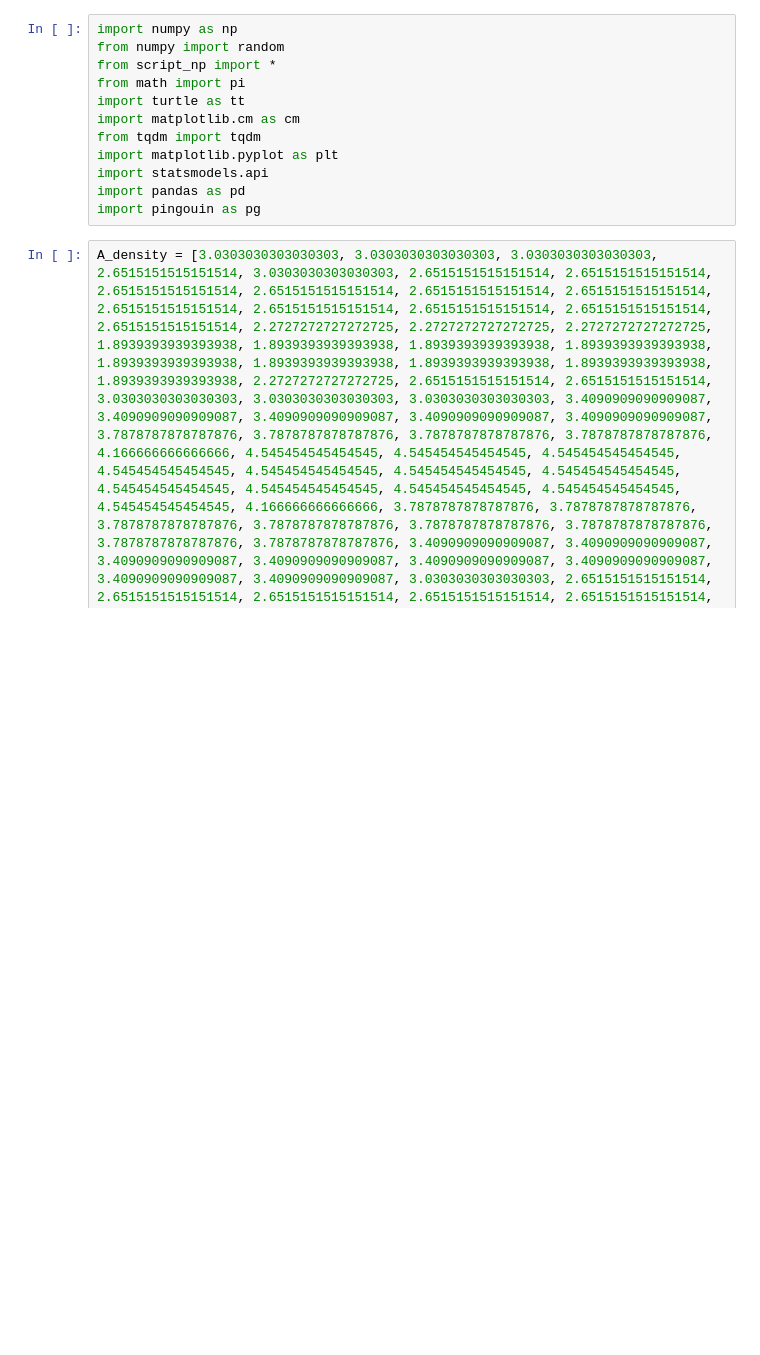
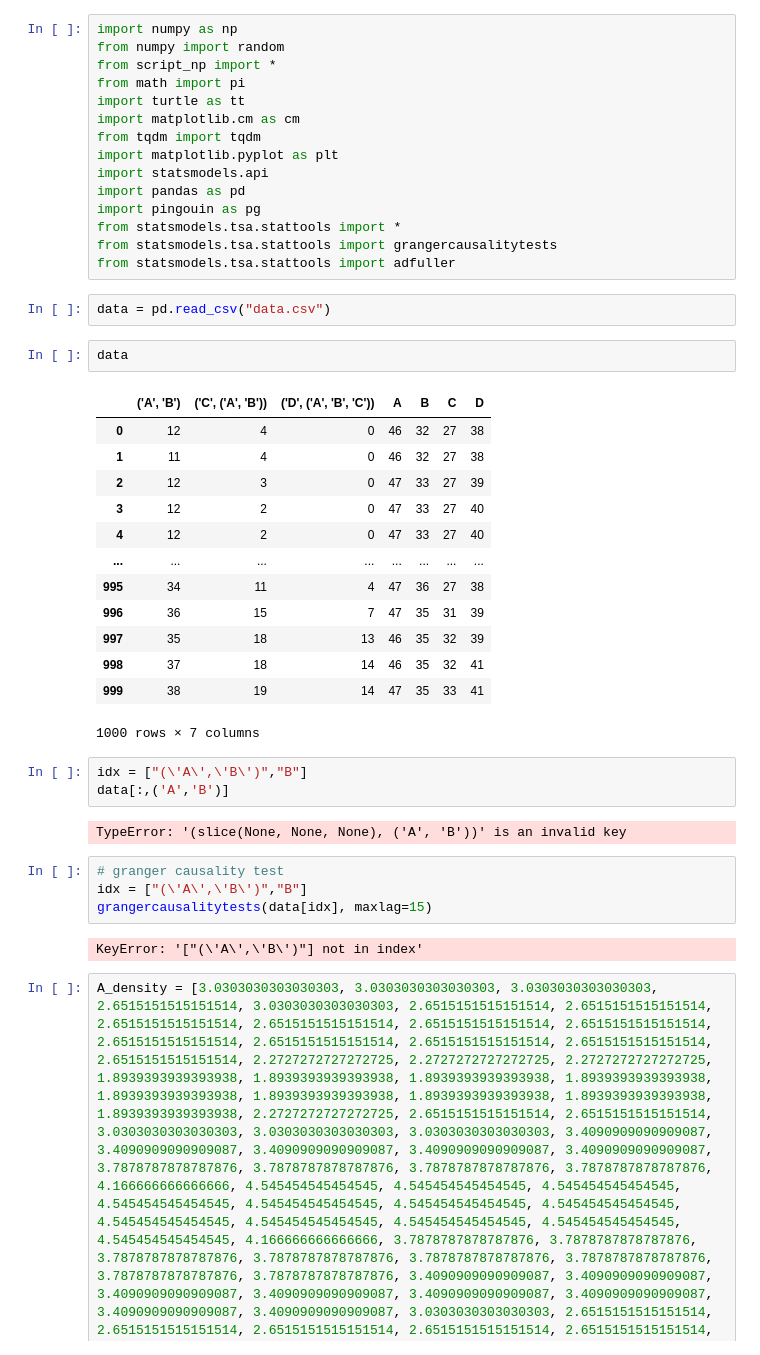
Before and after one commit to SU-Hongs/UROP_mining, a Jupyter notebook: UROP_data_main.ipynb, the cells around one changed output. Saved outputs shown, nothing was run; the diff lists cells and outputs as text; blank space fills up the shorter version.

```diff
--- a/UROP_data_main.ipynb
+++ b/UROP_data_main.ipynb
@@ -10,4 +10,36 @@ import matplotlib.pyplot as plt
 import statsmodels.api
 import pandas as pd
 import pingouin as pg
+from statsmodels.tsa.stattools import *
+from statsmodels.tsa.stattools import grangercausalitytests
+from statsmodels.tsa.stattools import adfuller
+# %%
+data = pd.read_csv("data.csv")
+# %%
+data
+# %% [output]
+|  | ('A', 'B') | ('C', ('A', 'B')) | ('D', ('A', 'B', 'C')) | A | B | C | D |
+| 0 | 12 | 4 | 0 | 46 | 32 | 27 | 38 |
+| 1 | 11 | 4 | 0 | 46 | 32 | 27 | 38 |
+| 2 | 12 | 3 | 0 | 47 | 33 | 27 | 39 |
+| 3 | 12 | 2 | 0 | 47 | 33 | 27 | 40 |
+| 4 | 12 | 2 | 0 | 47 | 33 | 27 | 40 |
+| ... | ... | ... | ... | ... | ... | ... | ... |
+| 995 | 34 | 11 | 4 | 47 | 36 | 27 | 38 |
+| 996 | 36 | 15 | 7 | 47 | 35 | 31 | 39 |
+| 997 | 35 | 18 | 13 | 46 | 35 | 32 | 39 |
+| 998 | 37 | 18 | 14 | 46 | 35 | 32 | 41 |
+| 999 | 38 | 19 | 14 | 47 | 35 | 33 | 41 |
+1000 rows × 7 columns
+# %%
+idx = ["(\'A\',\'B\')","B"]
+data[:,('A','B')]
+# %% [output]
+TypeError: '(slice(None, None, None), ('A', 'B'))' is an invalid key
+# %%
+# granger causality test
+idx = ["(\'A\',\'B\')","B"]
+grangercausalitytests(data[idx], maxlag=15)
+# %% [output]
+KeyError: '["(\'A\',\'B\')"] not in index'
 # %%
```
Also changed, not shown: parts of 9 cells of this notebook.
